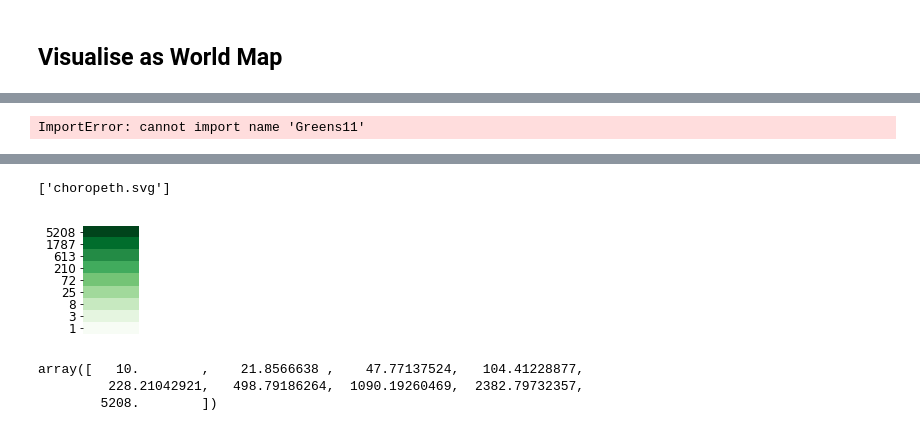
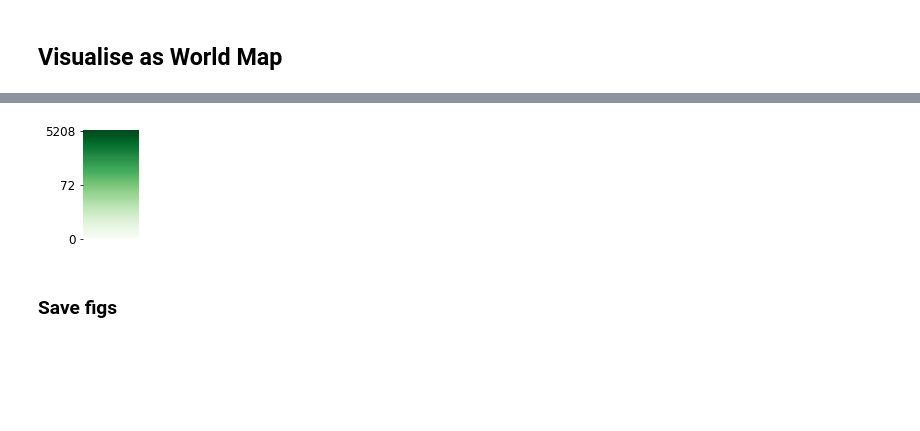
Before and after one commit to ChrisCurrin/comp_neuro_count_countries, a Jupyter notebook: comp_neuro_viz.ipynb, the cells around one changed output, grey strips where cells are left out. Drawn from its saved outputs; the diff is of its cells as text; code cells hidden in the pictures; blank space fills up the shorter version.

```diff
--- a/comp_neuro_viz.ipynb
+++ b/comp_neuro_viz.ipynb
@@ -688,12 +704,17 @@ Loading BokehJS ...
 [interactive output not drawn]
 # %%
 from bokeh.models import HoverTool,LogColorMapper,LinearColorMapper
-from bokeh.palettes import Greens9 as palette
-palette.reverse()
+from matplotlib import colors
+# number of distinct colors
+n = 100
+cm = plt.get_cmap('Greens',n)
+# convert to hex
+palette = [colors.rgb2hex(cm(i)) for i in range(cm.N)]
+palette.insert(0,'#ffffff')
 
 TOOLS="pan,wheel_zoom,box_zoom,reset,hover,save"
 p = figure(height=400,width=800)
-color_mapper = LogColorMapper(palette=palette)
+color_mapper = LogColorMapper(palette=palette, low=0, high=5500)
 
 p.patches('x', 'y', source=source,
           fill_color={'field': 'count_cn', 'transform': color_mapper},
@@ -707,6 +728,27 @@ hover = HoverTool(tooltips=[
                                    ])
 
 p.add_tools(hover)
+p.outline_line_color = None
+p.xaxis.visible = False
+p.yaxis.visible = False
+p.xgrid.visible = False
+p.ygrid.visible = False
+p.background_fill_color = None
+p.border_fill_color = None
 show(p)
+
+# show colorbar
+gradient = np.linspace(1, 0, n)
+gradient = np.vstack((gradient, gradient))
+fig, ax = plt.subplots(figsize=(1,2))
+ax.imshow(gradient.T, aspect='auto', cmap=plt.get_cmap('Greens',n))
+ax.get_xaxis().set_visible(False)
+ax.set_frame_on(False)
+
+ax.set_yticks(range(0,n+1,int(n/2)))
+yticklabels = np.logspace(0,np.log10(df['count_cn'].max()),3,base=10.0)[::-1]
+yticklabels = [f"{yticklabel:.0f}" for yticklabel in yticklabels]
+yticklabels[-1] = 0
+ax.set_yticklabels(yticklabels)
+plt.show()
 # %% [output]
-ImportError: cannot import name 'Greens11'
@@ -713,28 +757,4 @@ ImportError: cannot import name 'Greens11'
+[figure, added]
-# %%
-p.output_backend = "svg"
-export_svgs(p, filename="choropeth.svg")
-# %% [output]
-['choropeth.svg']
-# %%
-n=9
-gradient = np.linspace(1, 0, n)
-gradient = np.vstack((gradient, gradient))
-fig, ax = plt.subplots(figsize=(1,2))
-ax.imshow(gradient.T, aspect='auto', cmap=plt.get_cmap('Greens',n))
-# fig.patch.set_visible(False)
-ax.get_xaxis().set_visible(False)
-ax.set_frame_on(False)
-# ax.set_yticks([0,n-1])
-ax.set_yticklabels([df['count_cn'].max(),0])
-
-ax.set_yticks(range(n))
-yticklabels = np.logspace(0,np.log10(df['count_cn'].max()),n,base=10.0)[::-1]
-yticklabels = [f"{yticklabel:.0f}" for yticklabel in yticklabels]
-ax.set_yticklabels(yticklabels)
-plt.show()
-# %% [output]
-[figure, removed]
-array([   10.        ,    21.8566638 ,    47.77137524,   104.41228877,
-         228.21042921,   498.79186264,  1090.19260469,  2382.79732357,
-        5208.        ])
+# %% [markdown]
+### Save figs
 # %%
```
Also changed, not shown: parts of 8 cells of this notebook, 3 other files.
